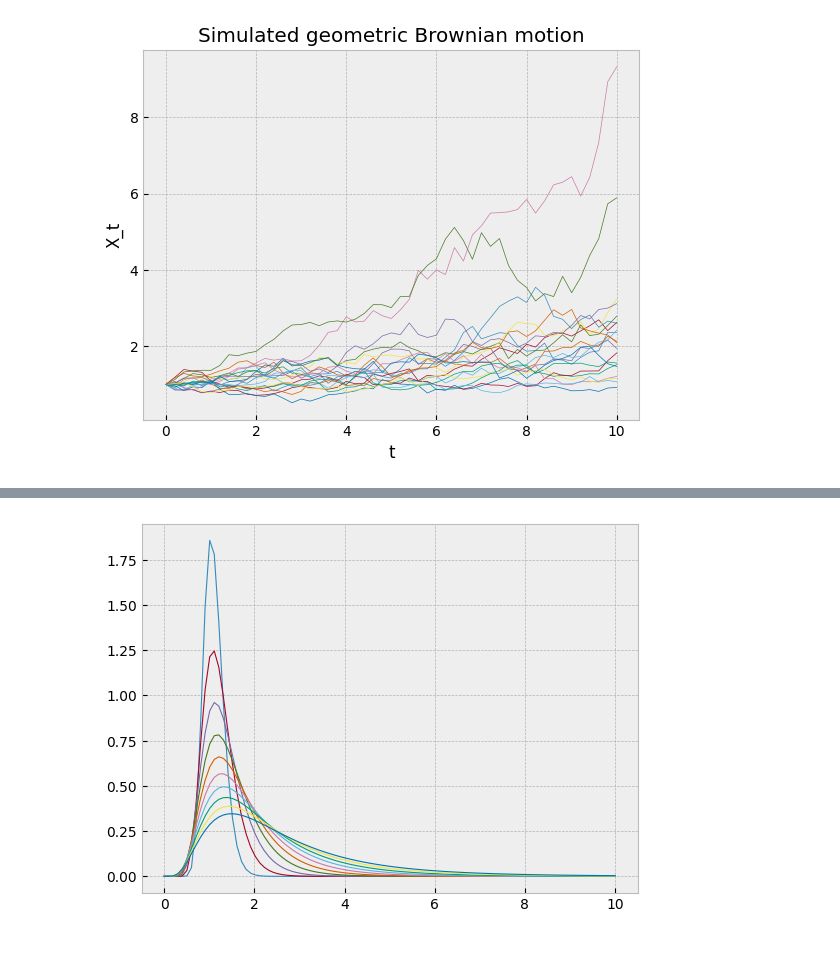
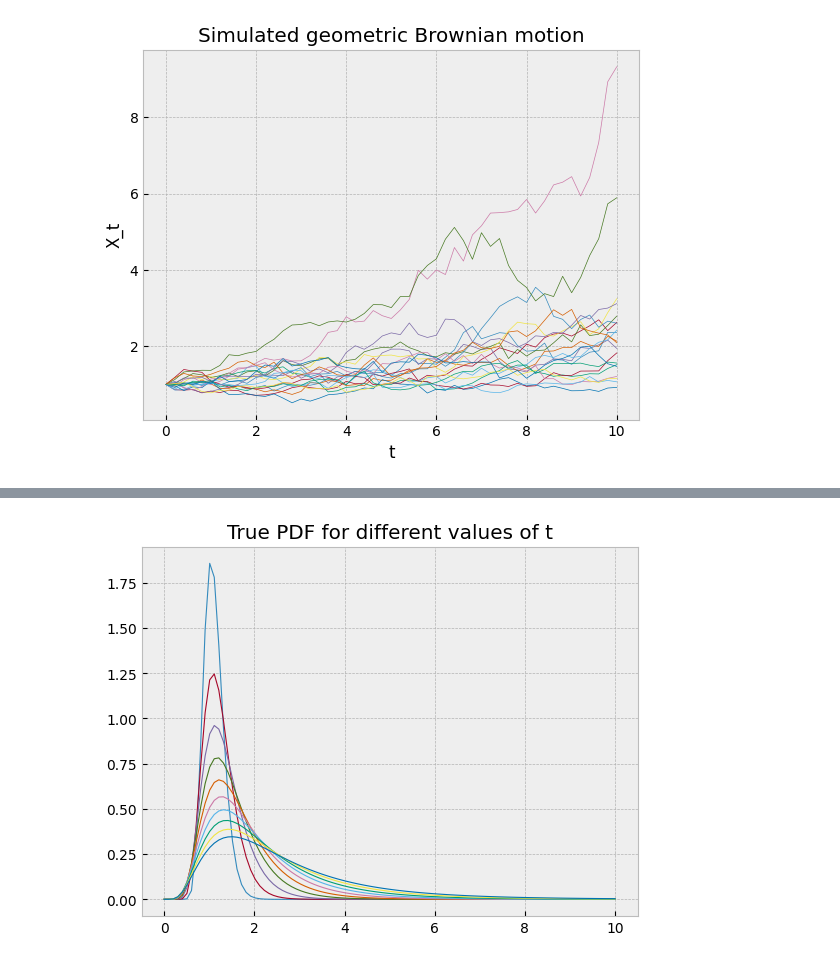
Before and after one commit to ybarmaz/blog, a Jupyter notebook: posts/2023-11-12-Masked-autoregressive-flows-for-stochastic-processes.ipynb, the cells around one changed output, grey strips where cells are left out. Drawn from its saved outputs; the diff is of its cells as text; code cells hidden in the pictures.

```diff
--- a/posts/2023-11-12-Masked-autoregressive-flows-for-stochastic-processes.ipynb
+++ b/posts/2023-11-12-Masked-autoregressive-flows-for-stochastic-processes.ipynb
@@ -162,8 +191,10 @@ of the geometric Brownian motion SDE, which follows a log-normal distribution.
 # %%
+#| echo: false
 for i in range(1, 11):
     dist = tfd.LogNormal(i * (drift - volatility**2/2), tf.sqrt(i*1.) * volatility)
     plt.plot(sample_space, dist.prob(sample_space), linewidth=.8)
+plt.title('True PDF for different values of t')
 plt.show()
 # %% [output]
-[figure, old version]
+[figure, new version]
 # %%
```
Also changed, not shown: parts of 10 cells of this notebook.
